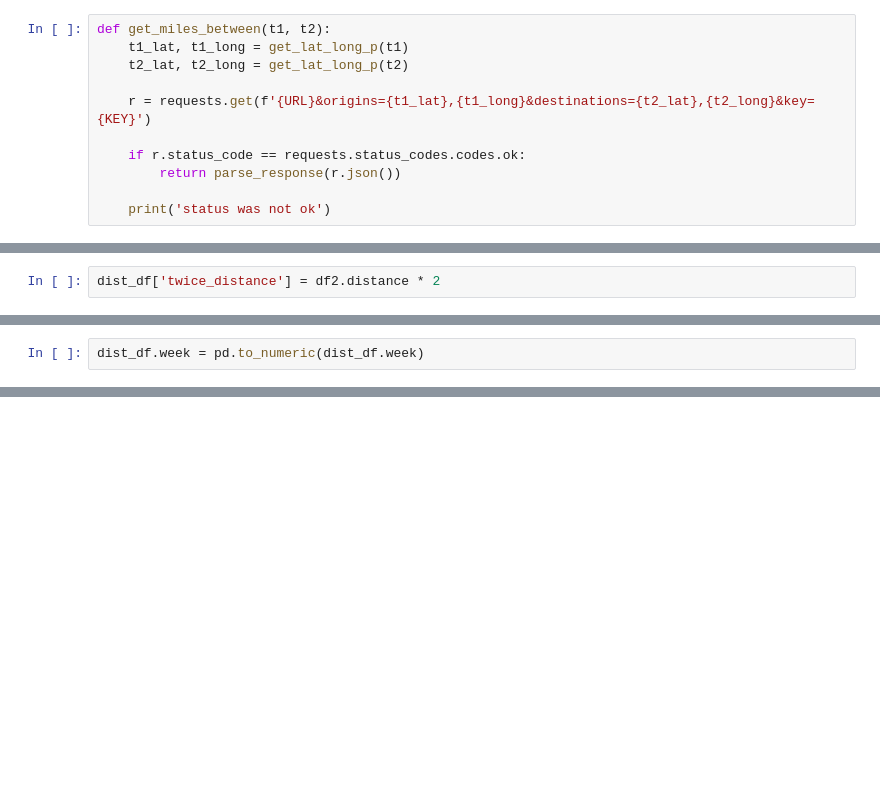
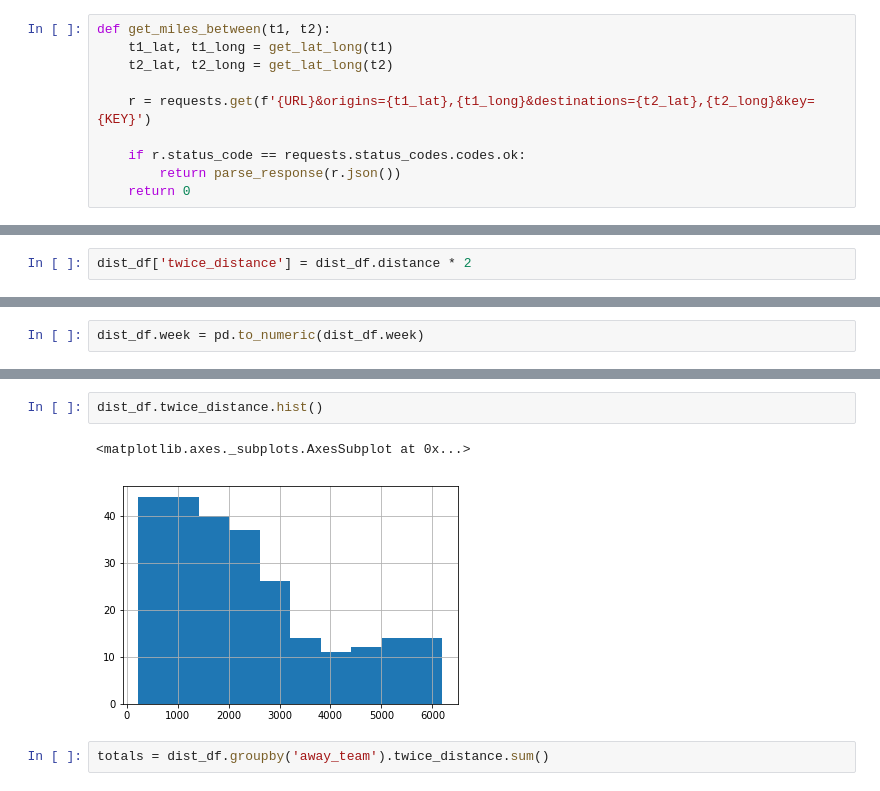
Before and after one commit to jonathanrfox/notebooks, a Jupyter notebook: nfl_travelling_distances.ipynb, the cells around one changed output, grey strips where cells are left out. Drawn from its saved outputs; the diff is of its cells as text; blank space fills up the shorter version.

```diff
--- a/nfl_travelling_distances.ipynb
+++ b/nfl_travelling_distances.ipynb
@@ -69,15 +72,14 @@ def parse_response(resp):
     return int(re.sub(r'\D', '', result))
 # %%
 def get_miles_between(t1, t2):
-    t1_lat, t1_long = get_lat_long_p(t1)
-    t2_lat, t2_long = get_lat_long_p(t2)
+    t1_lat, t1_long = get_lat_long(t1)
+    t2_lat, t2_long = get_lat_long(t2)
 
     r = requests.get(f'{URL}&origins={t1_lat},{t1_long}&destinations={t2_lat},{t2_long}&key={KEY}')
 
     if r.status_code == requests.status_codes.codes.ok:
         return parse_response(r.json())
-
-    print('status was not ok')
+    return 0
 # %%
 def mkdistdata(nfl_schedule):
     for i, game in enumerate(nfl_schedule):
@@ -96,5 +100,5 @@ except ValueError:
 # %%
-dist_df['twice_distance'] = df2.distance * 2
+dist_df['twice_distance'] = dist_df.distance * 2
 # %%
 dist_df.head()
 # %% [output]
@@ -204,0 +139,7 @@ _sorted = raiders.sort_values(by='week')
+# %%
+dist_df.twice_distance.hist()
+# %% [output]
+<matplotlib.axes._subplots.AxesSubplot at 0x...>
+[figure, added]
+# %%
+totals = dist_df.groupby('away_team').twice_distance.sum()
```
Also changed, not shown: parts of 36 cells of this notebook, 3 other files.
